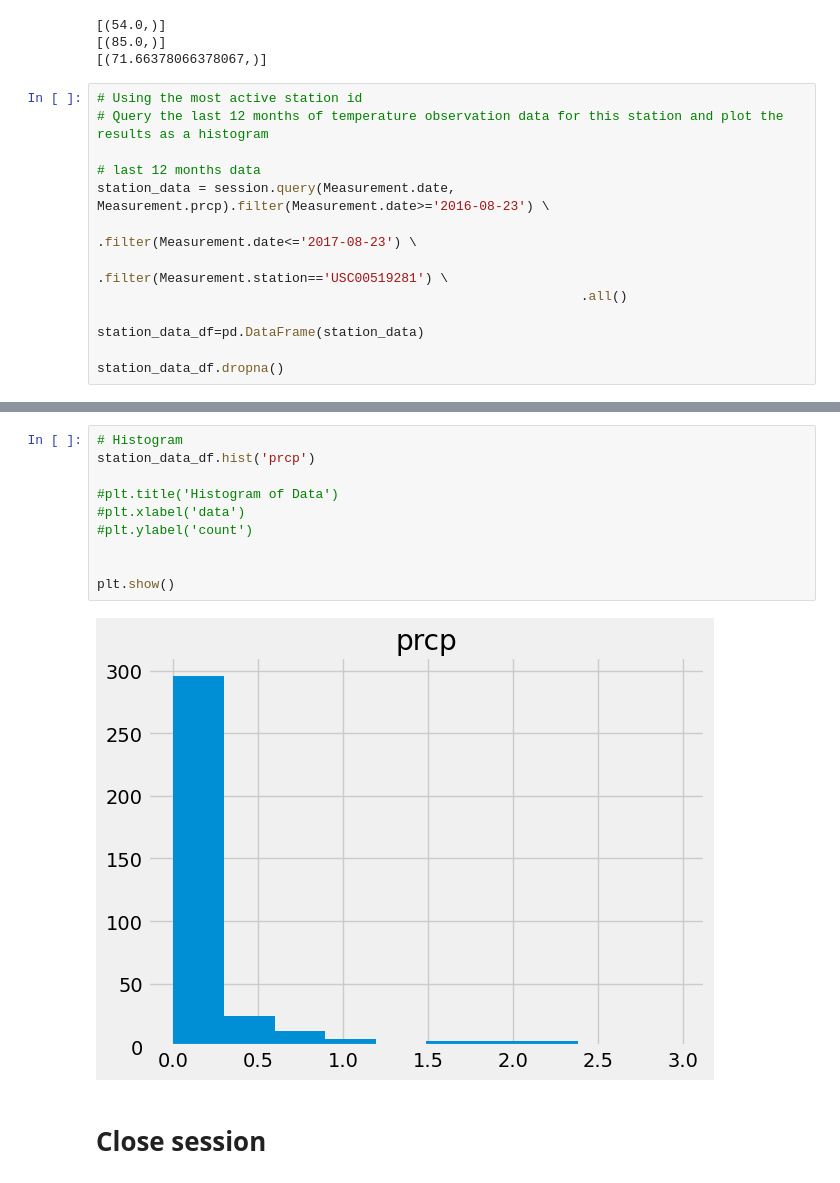
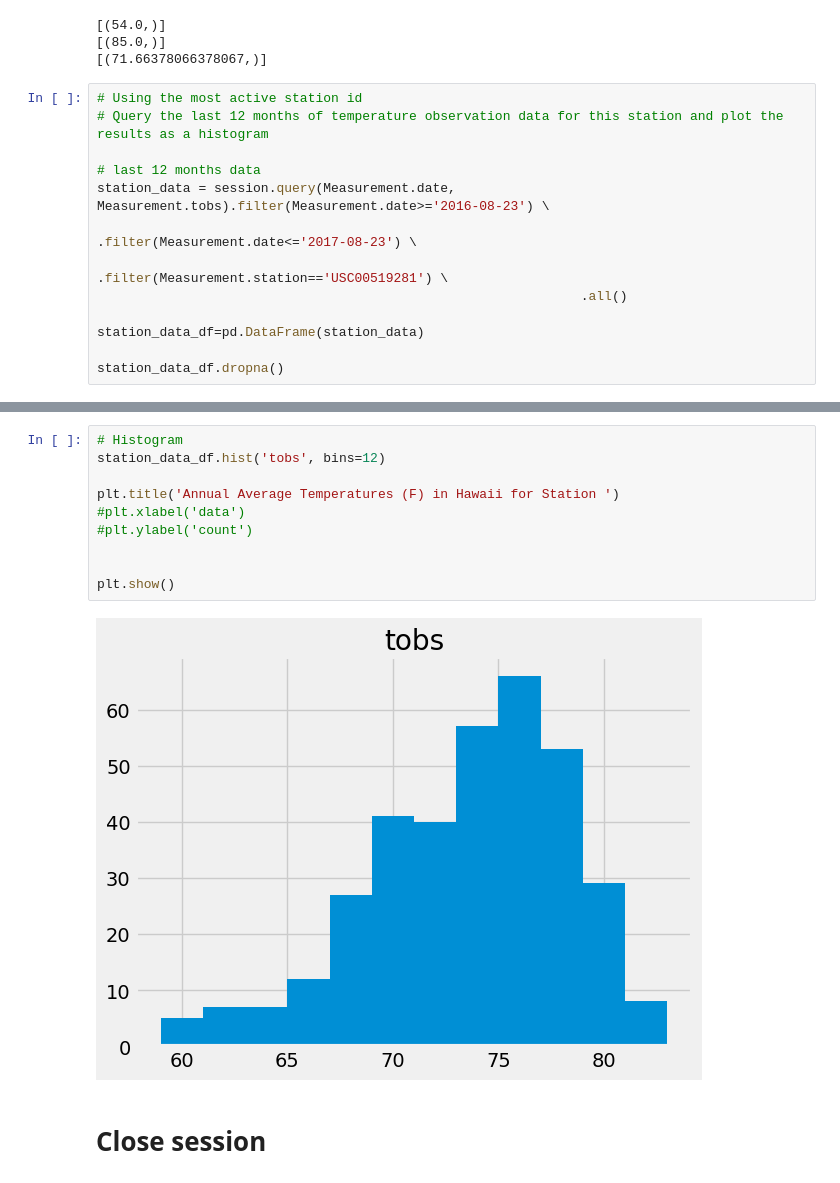
Before and after one commit to GabrielaCLopez/sqlalchemy-challenge, a Jupyter notebook: SurfsUp/climate_starter.ipynb, the cells around one changed output, grey strips where cells are left out. Saved outputs shown, nothing was run; the diff lists cells and outputs as text.

```diff
--- a/SurfsUp/climate_starter.ipynb
+++ b/SurfsUp/climate_starter.ipynb
@@ -150,7 +150,7 @@ print(avg_temp)
 # Query the last 12 months of temperature observation data for this station and plot the results as a histogram
 
 # last 12 months data
-station_data = session.query(Measurement.date, Measurement.prcp).filter(Measurement.date>='2016-08-23') \
+station_data = session.query(Measurement.date, Measurement.tobs).filter(Measurement.date>='2016-08-23') \
                                                               .filter(Measurement.date<='2017-08-23') \
                                                               .filter(Measurement.station=='USC00519281') \
                                                               .all()
@@ -174,16 +174,16 @@ station_data_df.dropna()
 352 rows × 2 columns
 # %%
 # Histogram
-station_data_df.hist('prcp')
+station_data_df.hist('tobs', bins=12)
 
-#plt.title('Histogram of Data')
+plt.title('Annual Average Temperatures (F) in Hawaii for Station ')
 #plt.xlabel('data')
 #plt.ylabel('count')
 
 
 plt.show()
 # %% [output]
-[figure, old version]
+[figure, new version]
 # %% [markdown]
 # Close session
 # %%
```
Also changed, not shown: parts of 1 cell of this notebook, 1 other file.
